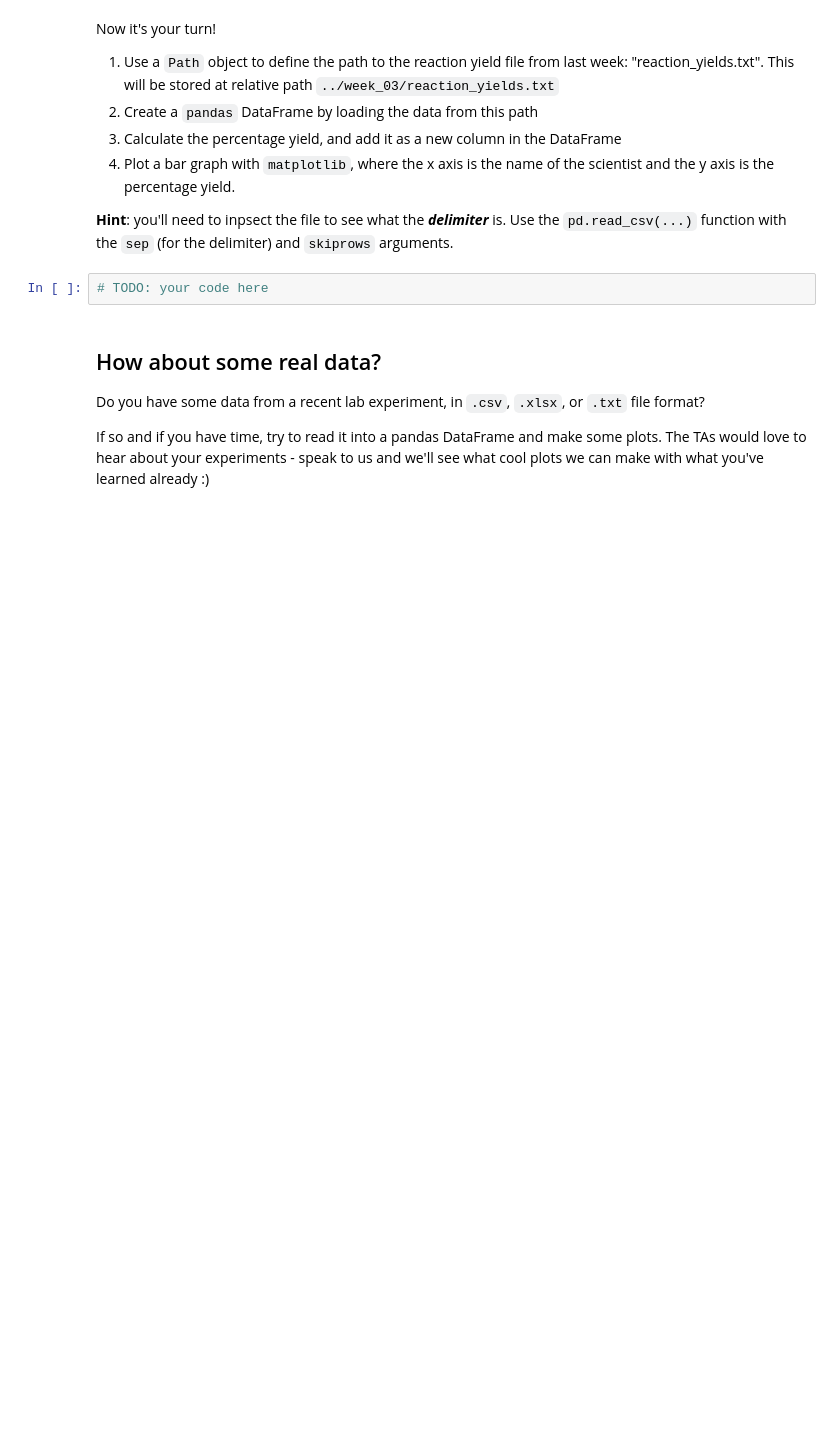
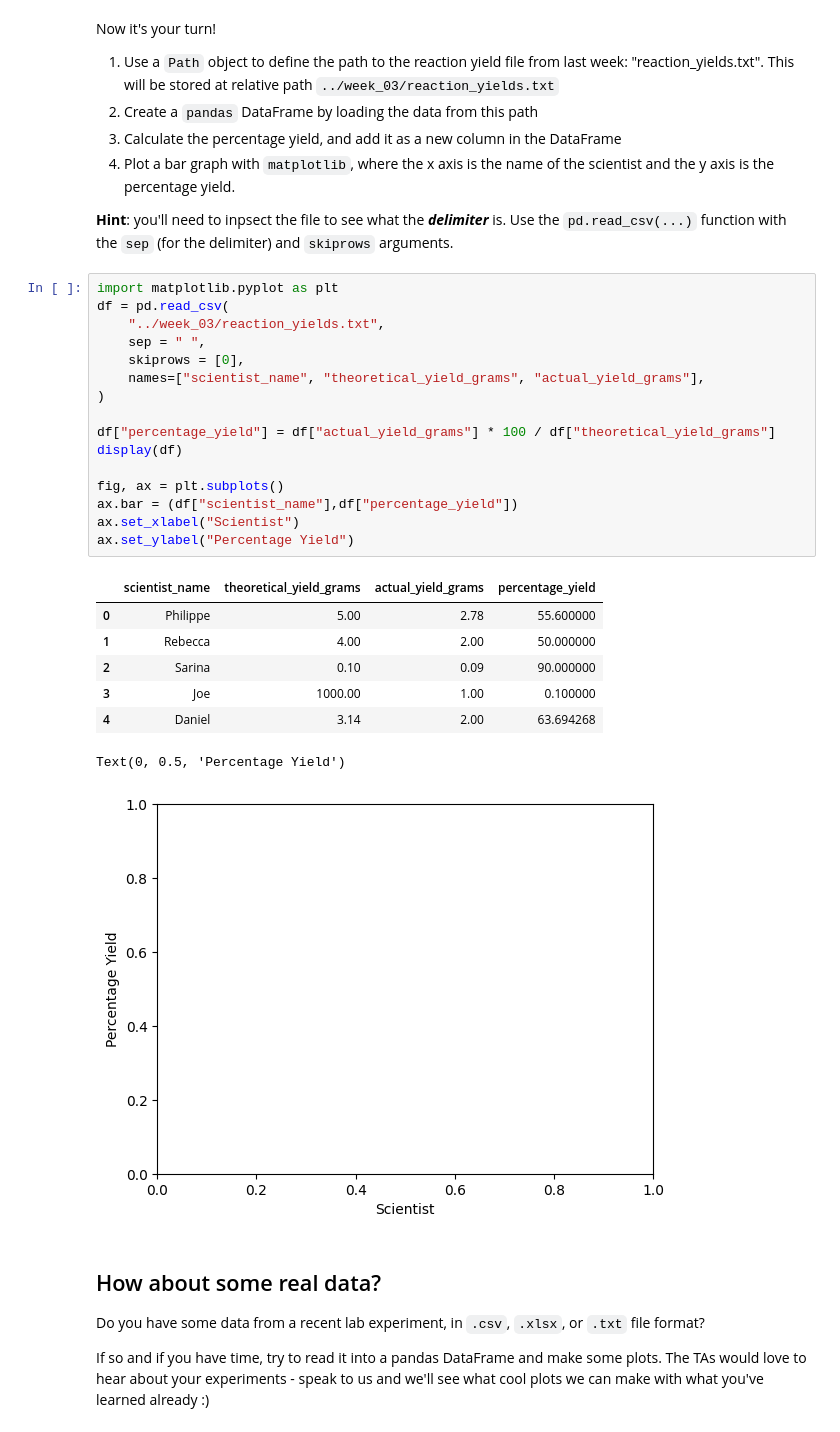
Before and after one commit to alexlauris/practical-programming-in-chemistry-exercises, a Jupyter notebook: week_04/04_exercises.ipynb, the cells around one changed output. Drawn from its saved outputs; the diff is of its cells as text; blank space fills up the shorter version.

```diff
--- a/week_04/04_exercises.ipynb
+++ b/week_04/04_exercises.ipynb
@@ -590,8 +871,31 @@ Now it's your turn!
 
 **Hint**: you'll need to inpsect the file to see what the ***delimiter*** is. Use the
 `pd.read_csv(...)` function with the `sep` (for the delimiter) and `skiprows` arguments.
-# %%
-# TODO: your code here
+# %%
+import matplotlib.pyplot as plt
+df = pd.read_csv(
+    "../week_03/reaction_yields.txt",
+    sep = " ",
+    skiprows = [0],
+    names=["scientist_name", "theoretical_yield_grams", "actual_yield_grams"],
+)
+
+df["percentage_yield"] = df["actual_yield_grams"] * 100 / df["theoretical_yield_grams"]
+display(df)
+
+fig, ax = plt.subplots()
+ax.bar = (df["scientist_name"],df["percentage_yield"])
+ax.set_xlabel("Scientist")
+ax.set_ylabel("Percentage Yield")
+# %% [output]
+|  | scientist_name | theoretical_yield_grams | actual_yield_grams | percentage_yield |
+| 0 | Philippe | 5.00 | 2.78 | 55.600000 |
+| 1 | Rebecca | 4.00 | 2.00 | 50.000000 |
+| 2 | Sarina | 0.10 | 0.09 | 90.000000 |
+| 3 | Joe | 1000.00 | 1.00 | 0.100000 |
+| 4 | Daniel | 3.14 | 2.00 | 63.694268 |
+Text(0, 0.5, 'Percentage Yield')
+[figure, added]
 # %% [markdown]
 ## How about some real data?
 
```
Also changed, not shown: parts of 36 cells of this notebook.
